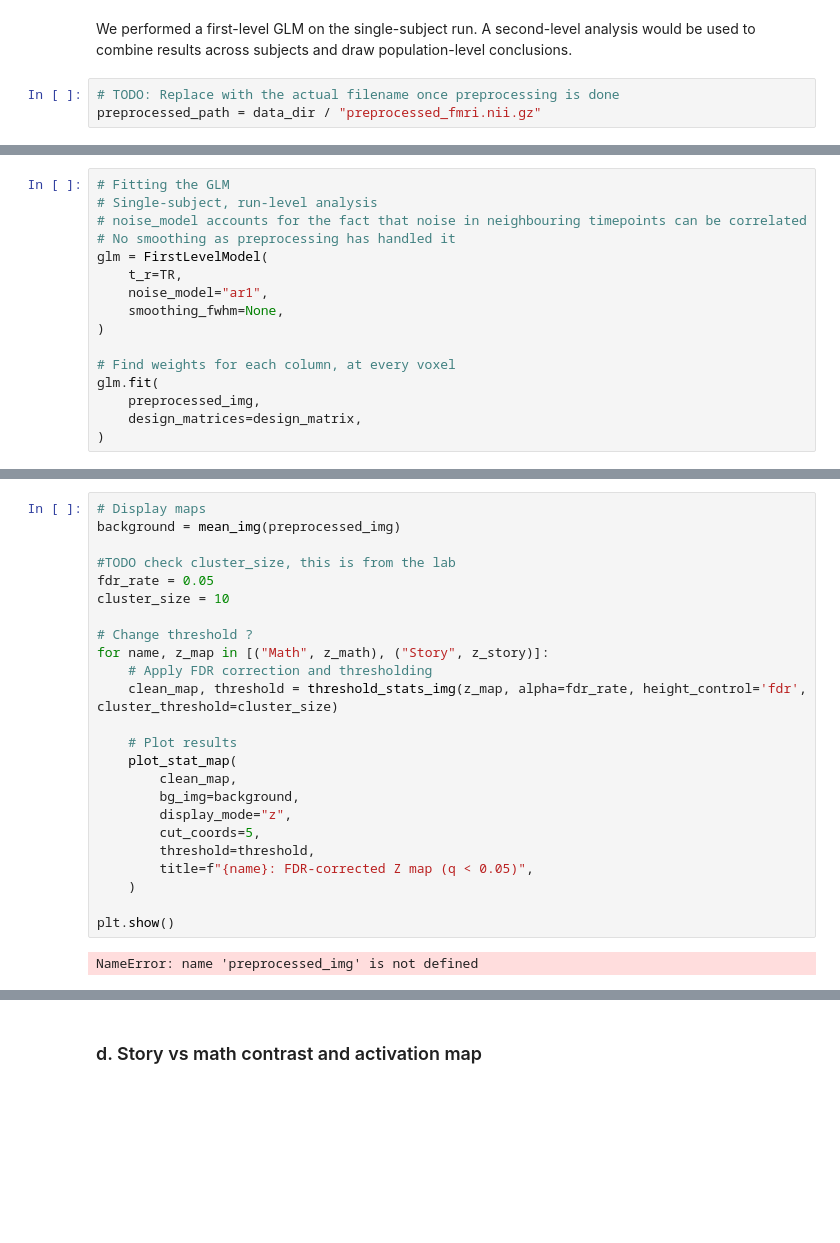
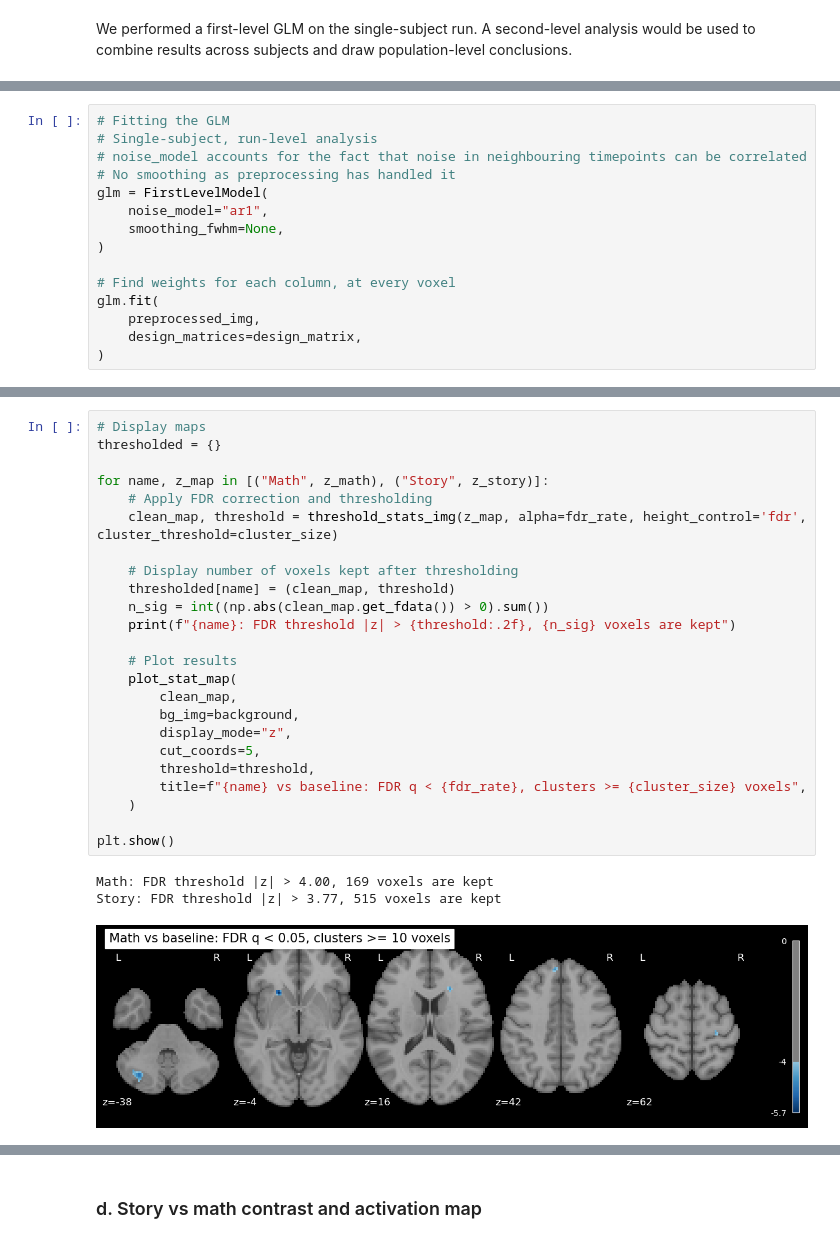
Before and after one commit to egenilloud/NX421_project1, a Jupyter notebook: scripts/GLM.ipynb, the cells around one changed output, grey strips where cells are left out. Drawn from its saved outputs; the diff is of its cells as text; blank space fills up the shorter version.

```diff
--- a/scripts/GLM.ipynb
+++ b/scripts/GLM.ipynb
@@ -149,9 +198,6 @@ Drift versus drift have zero correlation (expected).
 ### c. Run GLM
 # %% [markdown]
 We performed a first-level GLM on the single-subject run. A second-level analysis would be used to combine results across subjects and draw population-level conclusions.
-# %%
-# TODO: Replace with the actual filename once preprocessing is done
-preprocessed_path = data_dir / "preprocessed_fmri.nii.gz"
 # %%
 #Check that the image and matrix have the same number of timepoints
 preprocessed_img = nib.load(preprocessed_path)
@@ -168,7 +215,6 @@ FileNotFoundError: No such file or no access: '../data/preprocessed_fmri.nii.gz'
 # noise_model accounts for the fact that noise in neighbouring timepoints can be correlated
 # No smoothing as preprocessing has handled it
 glm = FirstLevelModel(
-    t_r=TR,
     noise_model="ar1",
     smoothing_fwhm=None,
 )
@@ -196,26 +242,28 @@ NameError: name 'glm' is not defined
 # %%
 # Display maps
-background = mean_img(preprocessed_img)
+thresholded = {}
 
-#TODO check cluster_size, this is from the lab
-fdr_rate = 0.05
-cluster_size = 10
-
-# Change threshold ?
 for name, z_map in [("Math", z_math), ("Story", z_story)]:
     # Apply FDR correction and thresholding
     clean_map, threshold = threshold_stats_img(z_map, alpha=fdr_rate, height_control='fdr', cluster_threshold=cluster_size)
+
+    # Display number of voxels kept after thresholding
+    thresholded[name] = (clean_map, threshold)
+    n_sig = int((np.abs(clean_map.get_fdata()) > 0).sum())
+    print(f"{name}: FDR threshold |z| > {threshold:.2f}, {n_sig} voxels are kept")
 
     # Plot results
     plot_stat_map(
         clean_map,
         bg_img=background,
         display_mode="z",
         cut_coords=5,
         threshold=threshold,
-        title=f"{name}: FDR-corrected Z map (q < 0.05)",
+        title=f"{name} vs baseline: FDR q < {fdr_rate}, clusters >= {cluster_size} voxels",
     )
 
 plt.show()
 # %% [output]
-NameError: name 'preprocessed_img' is not defined
+Math: FDR threshold |z| > 4.00, 169 voxels are kept
+Story: FDR threshold |z| > 3.77, 515 voxels are kept
+[figure, added]
```
Also changed, not shown: parts of 28 cells of this notebook, 1 other file.
